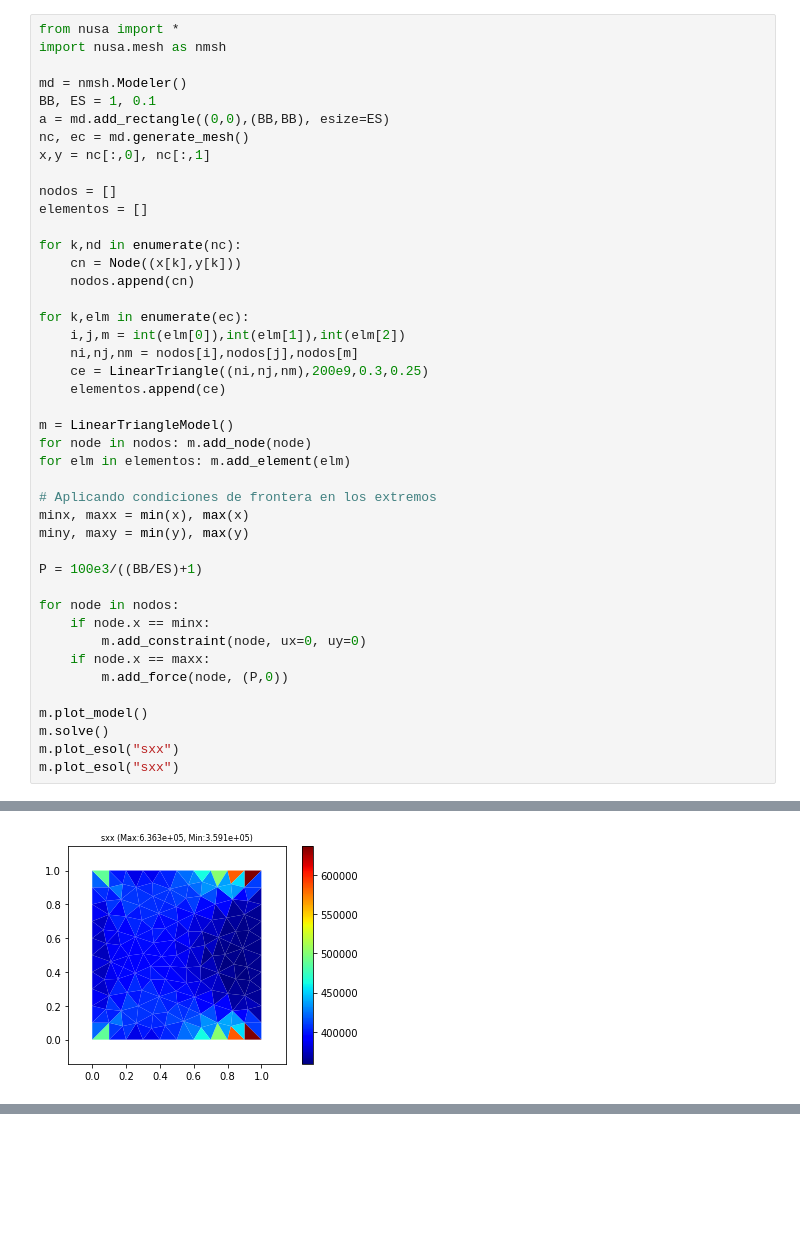
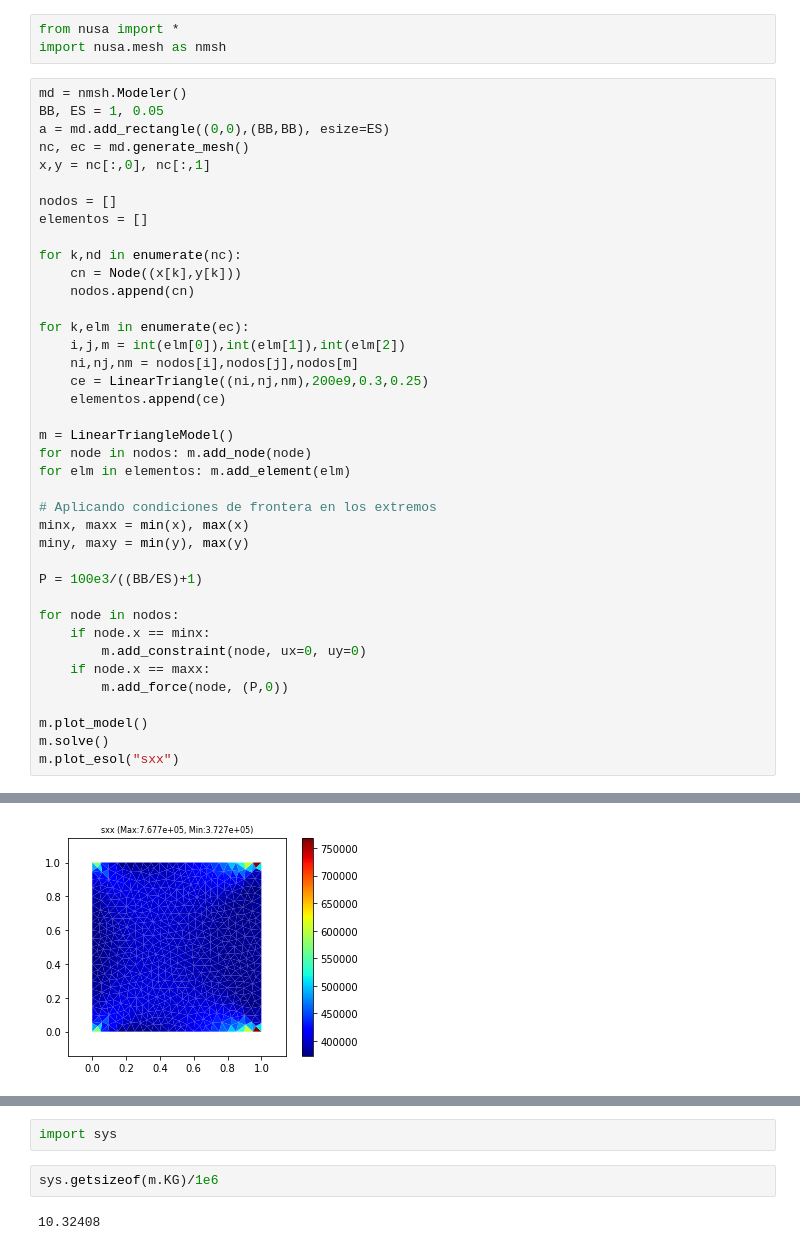
Before and after one commit to JorgeDeLosSantos/nusa, a Jupyter notebook: docs/nusa-info/es/test_nbook.ipynb, the cells around one changed output, grey strips where cells are left out. Cells and saved outputs as stored; diff of their text form; blank space fills up the shorter version.

```diff
--- a/docs/nusa-info/es/test_nbook.ipynb
+++ b/docs/nusa-info/es/test_nbook.ipynb
@@ -1,9 +1,9 @@
+# %%
+from nusa import *
+import nusa.mesh as nmsh
 # %%
-from nusa import *
-import nusa.mesh as nmsh
-
 md = nmsh.Modeler()
-BB, ES = 1, 0.1
+BB, ES = 1, 0.05
 a = md.add_rectangle((0,0),(BB,BB), esize=ES)
 nc, ec = md.generate_mesh()
 x,y = nc[:,0], nc[:,1]
@@ -40,5 +40,4 @@ for node in nodos:
 m.plot_model()
 m.solve()
 m.plot_esol("sxx")
-m.plot_esol("sxx")
 # %% [output]
@@ -46 +45 @@ m.plot_esol("sxx")
-[figure, old version]
+[figure, new version]
@@ -47,0 +46,6 @@ m.plot_esol("sxx")
+# %%
+import sys
+# %%
+sys.getsizeof(m.KG)/1e6
+# %% [output]
+10.32408
```
Also changed, not shown: parts of 3 cells of this notebook, 2 other files.
